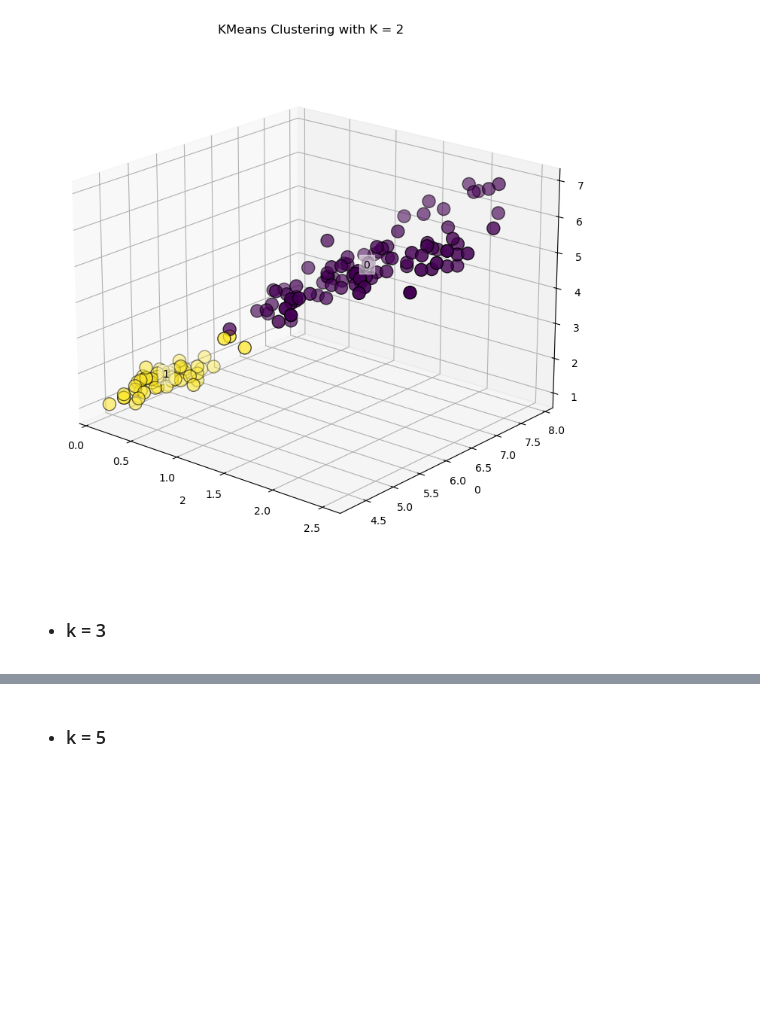
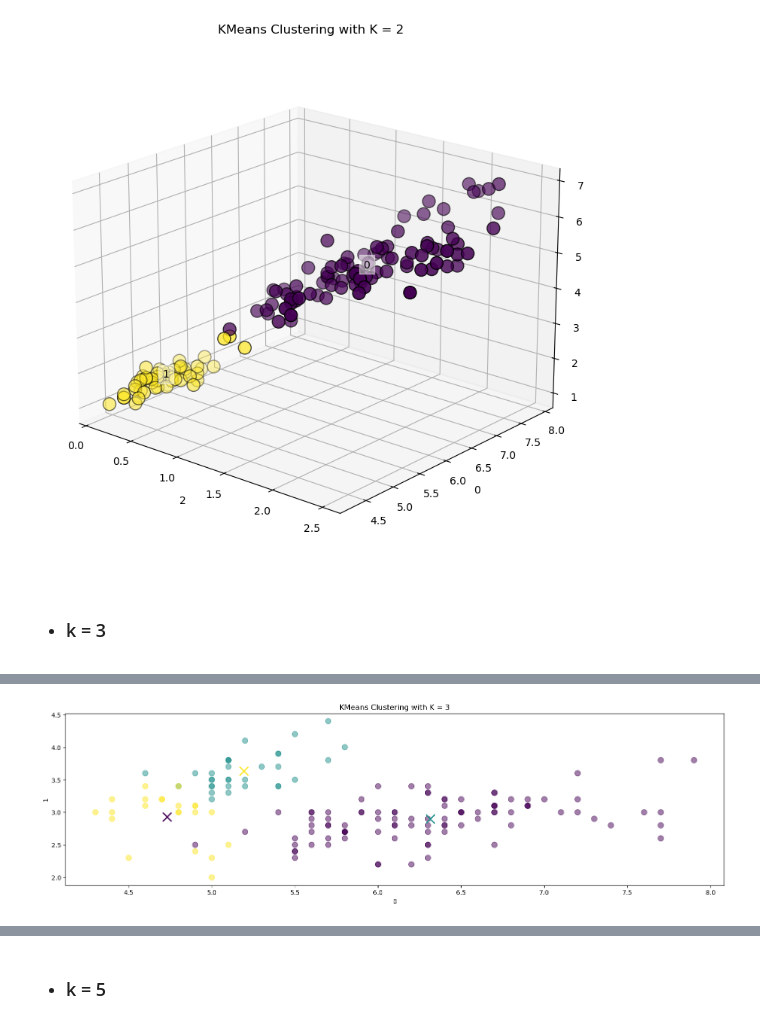
Before and after one commit to aurelien-adjimi/customer-personality-analysis, a Jupyter notebook: kmeans.ipynb, the cells around one changed output, grey strips where cells are left out. Cells and saved outputs as stored; diff of their text form; code cells hidden in the pictures; blank space fills up the shorter version.

```diff
--- a/kmeans.ipynb
+++ b/kmeans.ipynb
@@ -96,8 +98,10 @@ my2Means.plot_3D(iris_2means)
 - ### k = 3
 # %%
 my3Means = MyKMeans(3, df)
+my3Means_2 = MyKMeans(3, df)
 # %%
 iris_3means, centroids_3 = my3Means.fit()
+iris_3means_2, centroids_3_2 = my3Means_2.fit()
 # %%
 my3Means.plot(iris_3means, centroids_3)
 # %% [output]
@@ -105,3 +109,7 @@ my3Means.plot(iris_3means, centroids_3)
+# %%
+my3Means_2.plot(iris_3means_2, centroids_3_2)
+# %% [output]
+[figure, added]
 # %%
 my3Means.plot_3D(iris_3means)
 # %% [output]
```
Also changed, not shown: parts of 27 cells of this notebook.
